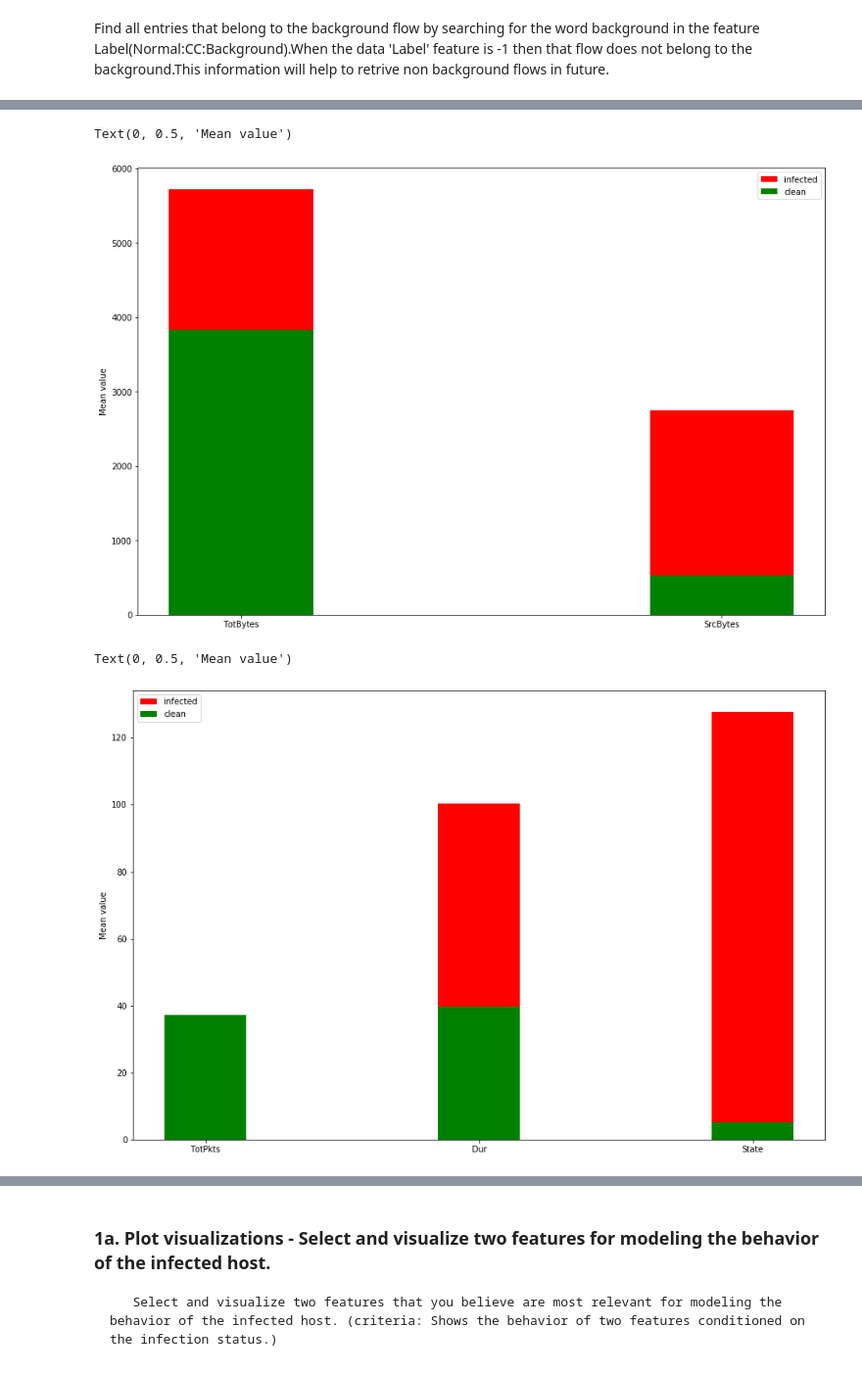
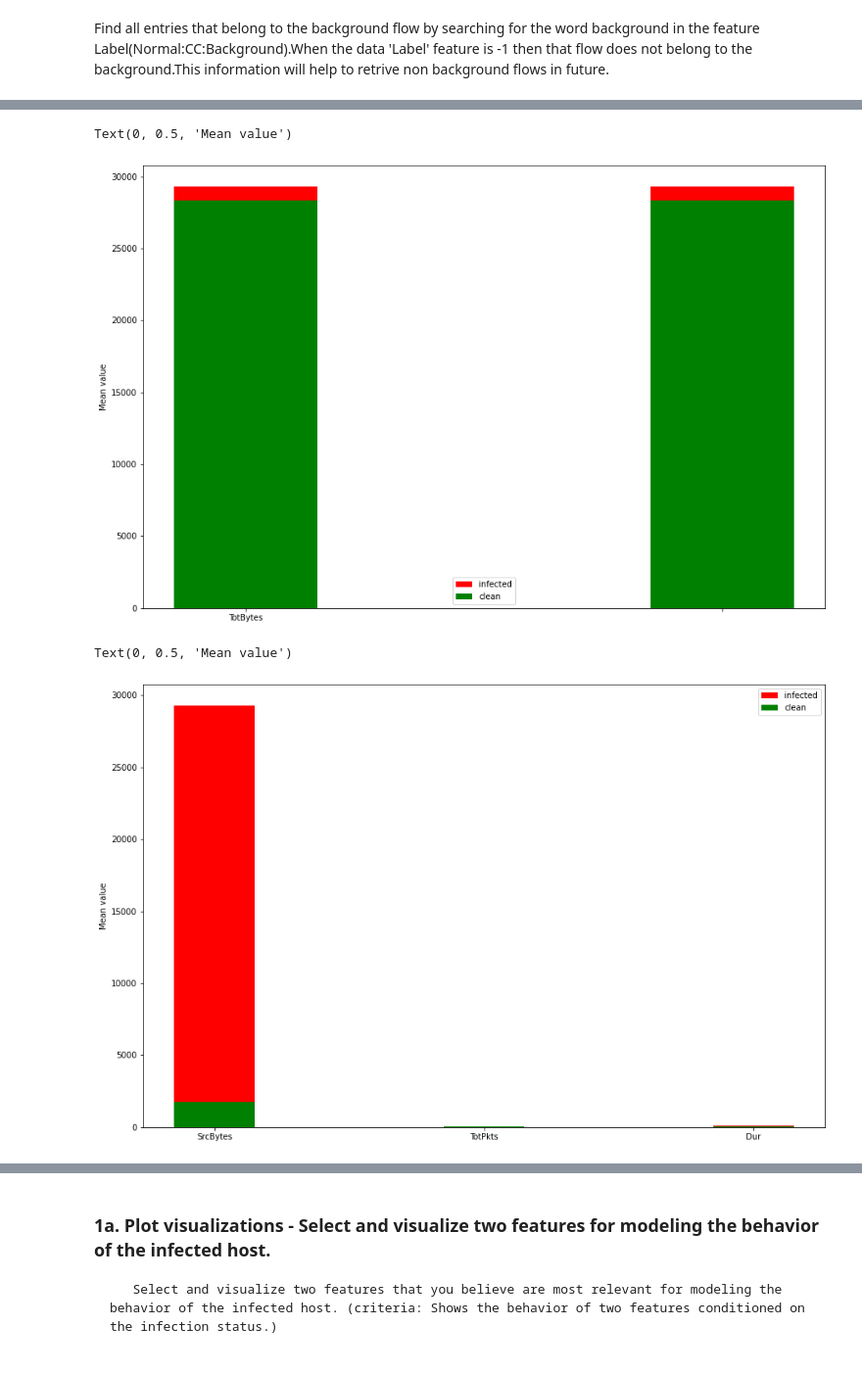
Before and after one commit to mennobo/cda_2_3_4, a Jupyter notebook: Assignment_3/Lab3 (2).ipynb, the cells around one changed output, grey strips where cells are left out. Shown at 98% size. Cells and saved outputs as stored; diff of their text form; code cells hidden in the pictures.

```diff
--- a/Assignment_3/Lab3 (2).ipynb
+++ b/Assignment_3/Lab3 (2).ipynb
@@ -88,7 +83,14 @@ data['Label'] = new_data['Label'].str.find(sub)
 # %%
+# We work from a zipfile to keep memory low
+archive = zipfile.ZipFile('dataset_lab3.zip', 'r')
+data = pd.read_csv(archive.open('dataset_10/capture20110818.binetflow'))
+
+# Find out which datapoints are background or not
+data['Label'] = data['Label'].str.find('Background')
+
 #convert the Proto,Dir,State,Label(Normal:CC:Background),CCDetector(Normal:CC:Unknown) features to numeric
 label_mapping = {}
-char_cols = ['Proto', 'Dir','State','Label(Normal:CC:Background)','CCDetector(Normal:CC:Unknown)']
+char_cols = ['Proto', 'Dir','State']
 for c in char_cols:
     data[c], label_mapping[c] = pd.factorize(data[c])
 # label_mapping
@@ -186,24 +191,24 @@ normal   - mean Label      38.00922131147541 19.098185611621226
 # %%
-cols = ['TotBytes','SrcBytes','TotPkts', 'Dur','State', 'dTos','sTos', 'Proto', 'Dir','CCDetector(Normal:CC:Unknown)','Label(Normal:CC:Background)']
+cols = ['TotBytes','SrcBytes','TotPkts', 'Dur','State', 'dTos','sTos', 'Proto', 'Dir','Label']
 
 mean_infected = np.mean(infected[cols].values, axis=0)
 std_infected = np.std(infected[cols].values, axis=0)
 
 mean_clean = np.mean(normal[cols].values, axis=0)
 std_clean = np.std(normal[cols].values, axis=0)
 
 
 f, ax = plt.subplots(nrows=1, ncols=1, figsize=(15,10))
 
 ax.bar(range(2), height=mean_infected[:-9], width=0.3, color='r', label='infected')
 ax.bar(range(2), height=mean_clean[:-9], width=0.3, color='g', label='clean')
 ax.legend()
 ax.set_xticks(range(2))
 ax.set_xticklabels(cols[:-9], fontsize=10)
 ax.set_ylabel('Mean value')
 # %% [output]
 Text(0, 0.5, 'Mean value')
-[figure, old version]
+[figure, new version]
 # %%
 f, ax = plt.subplots(nrows=1, ncols=1, figsize=(15,10))
 
@@ -217,7 +222,7 @@ ax.set_xticklabels(cols[-9:-6], fontsize=10)
 ax.set_ylabel('Mean value')
 # %% [output]
 Text(0, 0.5, 'Mean value')
-[figure, old version]
+[figure, new version]
 # %%
 f, ax = plt.subplots(nrows=1, ncols=1, figsize=(15,10))
 
```
Also changed, not shown: parts of 12 cells of this notebook.
